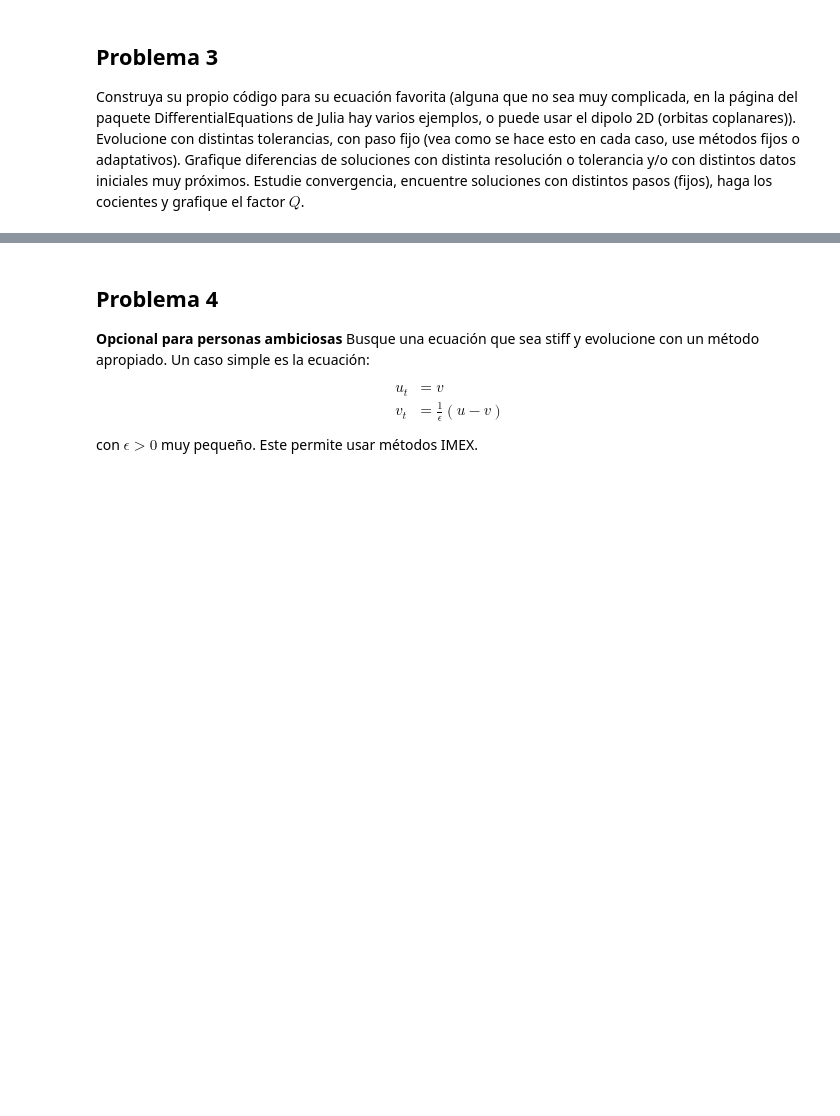
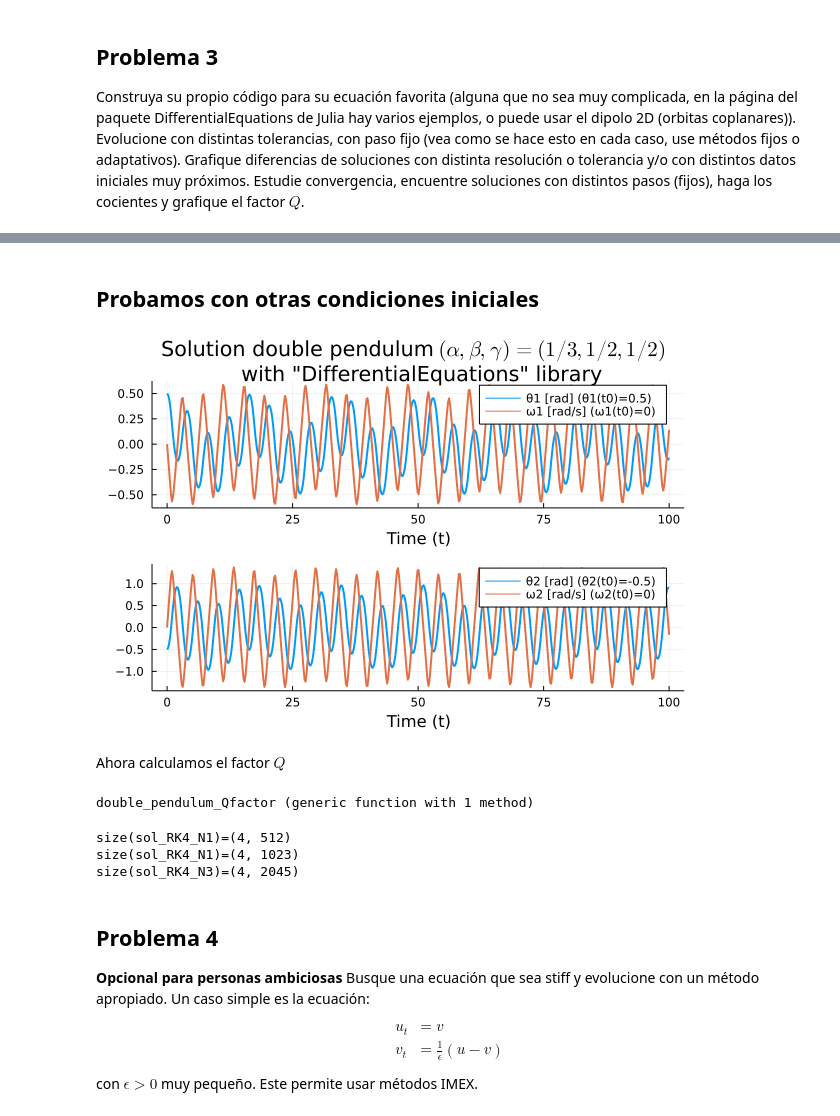
Before and after one commit to mendzmartin/pde2022, a Jupyter notebook: Tareas/01_tarea/mendez_martin_tarea_1B.ipynb, the cells around one changed output, grey strips where cells are left out. Drawn from its saved outputs; the diff is of its cells as text; code cells hidden in the pictures; blank space fills up the shorter version.

```diff
--- a/Tareas/01_tarea/mendez_martin_tarea_1B.ipynb
+++ b/Tareas/01_tarea/mendez_martin_tarea_1B.ipynb
@@ -104,3 +233,74 @@ plot(sol_1.t,map(t -> Q(t,sol_1,sol_2,sol_4),sol_1.t), yaxis=("Q",(0.,20)), labe
+# %% [markdown]
+## Probamos con otras condiciones iniciales
+# %%
+θ1_init=0.5;θ2_init=-0.5                 # initial angular deflection
+ω1_init=0.0;ω2_init=0.0                  # initial angular velocity
+u0=[θ1_init,θ2_init,ω1_init,ω2_init]    # initial state vector
+t_interval=(0.0,100.0)                  # time interval tuple
+param=(α,β,γ)                           # external parameters
+
+N=512;dt=(t_interval[2]-t_interval[1])/(N-1.)   # definimos time step
+
+prob = ODEProblem(double_pendulum!,u0,t_interval,param)
+sol_RK4 = solve(prob,RK4(),dt=dt,saveat=dt,adaptive=false)       # resolvemos la ODE con RK4 method
+
+plt1=plot()
+plot1=plot!(plt1,title="Solution double pendulum \$(α,β,γ)=(1/3,1/2,1/2)\$ \n with \"DifferentialEquations\" library",xaxis="Time (t)")
+plot1=plot!(plt1,sol_RK4.t,sol_RK4[1,:],lw=2,label="θ1 [rad] (θ1(t0)=0.5)")
+plot1=plot!(plt1,sol_RK4.t,sol_RK4[3,:],lw=2,label="ω1 [rad/s] (ω1(t0)=0)")
+
+plt2=plot()
+plot2=plot!(plt2,xaxis="Time (t)")
+plot2=plot!(plt2,sol_RK4.t,sol_RK4[2,:],lw=2,label="θ2 [rad] (θ2(t0)=-0.5)")
+plot2=plot!(plt2,sol_RK4.t,sol_RK4[4,:],lw=2,label="ω2 [rad/s] (ω2(t0)=0)")
+
+plot!(plot1,plot2,layout=(2,1))
+# %% [output]
+[figure, added]
+# %% [markdown]
+Ahora calculamos el factor $Q$
+# %%
+# Función auxiliar para calcular función Q las cuatro soluciones
+
+function double_pendulum_Qfactor(N,u0,t_interval,param,method)
+    prob = ODEProblem(double_pendulum!,u0,t_interval,param)     # definimos el problema
+
+    # consideramos N1=N pasos (Δt(N1)=Δt)
+    dt1=(t_interval[2]-t_interval[1])/(N-1.0)                      # definimos time step
+    sol_N1 = solve(prob,method(),dt=dt1,saveat=dt1,adaptive=false)  # resolvemos ODE
+
+    # consideramos N2=(2N1-1) pasos (Δt(N2)=Δt/2)
+    sol_N2 = solve(prob,method(),dt=dt1*0.5,saveat=dt1*0.5,adaptive=false)  # resolvemos ODE
+
+    # consideramos N3=(4N1-3) pasos (Δt(N3)=Δt/4)
+    sol_N3 = solve(prob,method(),dt=dt1*0.25,saveat=dt1*0.25,adaptive=false)  # resolvemos ODE
+
+    return Q(sol_N1.t,sol_N1,sol_N2,sol_N3)
+end
+# %% [output]
+double_pendulum_Qfactor (generic function with 1 method)
+# %%
+θ1_init=0.0;θ2_init=0.0;                 # initial angular deflection
+ω1_init=0.332;ω2_init=0.845;             # initial angular velocity
+u0=[θ1_init,θ2_init,ω1_init,ω2_init];    # initial state vector
+t_interval=(0.0,100.0);                  # time interval tuple
+param=(α,β,γ);                           # external parameters
+
+N=512;dt=(t_interval[2]-t_interval[1])/(N-1.);   # definimos time step
+
+prob = ODEProblem(double_pendulum!,u0,t_interval,param);
+
+sol_RK4_N1 = solve(prob, RK4(), dt = dt  , saveat = dt,   adaptive = false);
+println("size(sol_RK4_N1)=",size(sol_RK4_N1));
+sol_RK4_N2 = solve(prob, RK4(), dt = dt/2, saveat = dt/2, adaptive = false);
+println("size(sol_RK4_N1)=",size(sol_RK4_N2));
+sol_RK4_N3 = solve(prob, RK4(), dt = dt/4, saveat = dt/4, adaptive = false);
+println("size(sol_RK4_N3)=",size(sol_RK4_N3));
+#plot(sol_RK4_N1.t,map(t -> Q(t,sol_RK4_N1[1,:],sol_RK4_N2[1,:],sol_RK4_N3[1,:]),sol_RK4_N1.t), yaxis=("Q",(0.,20)), label="Q")
+# %% [output]
+size(sol_RK4_N1)=(4, 512)
+size(sol_RK4_N1)=(4, 1023)
+size(sol_RK4_N3)=(4, 2045)
 # %% [markdown]
 ## Problema 4
 **Opcional para personas ambiciosas**
```
Also changed, not shown: parts of 12 cells of this notebook, 1 other file.
